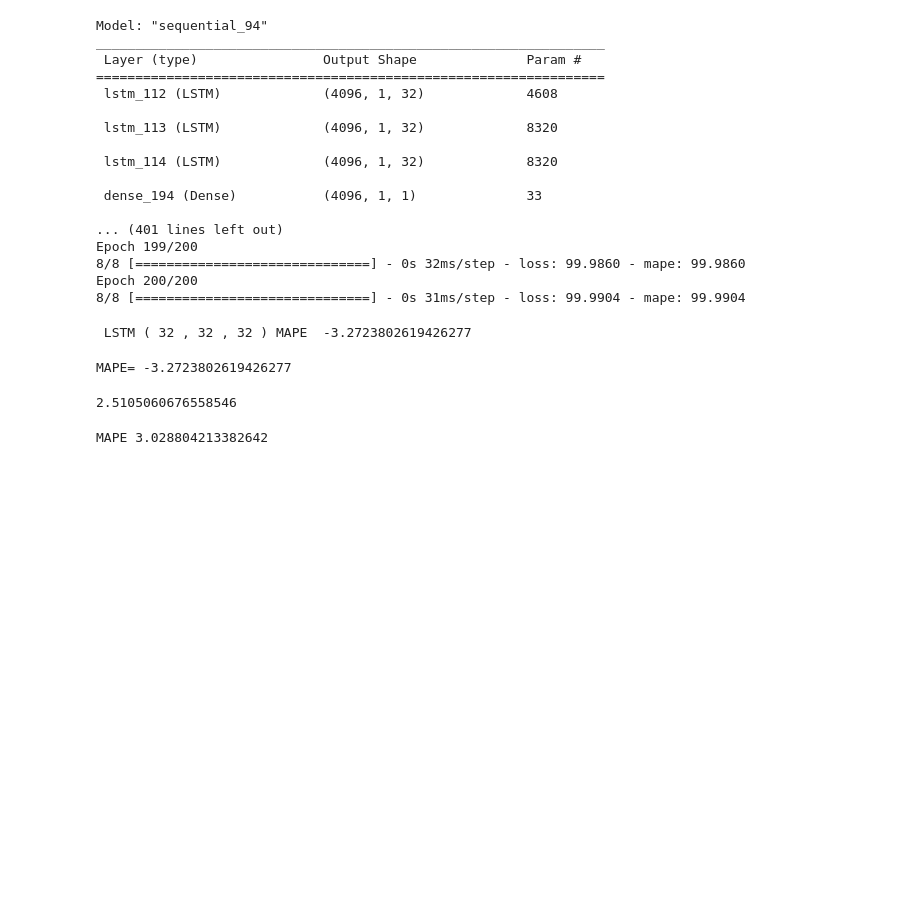
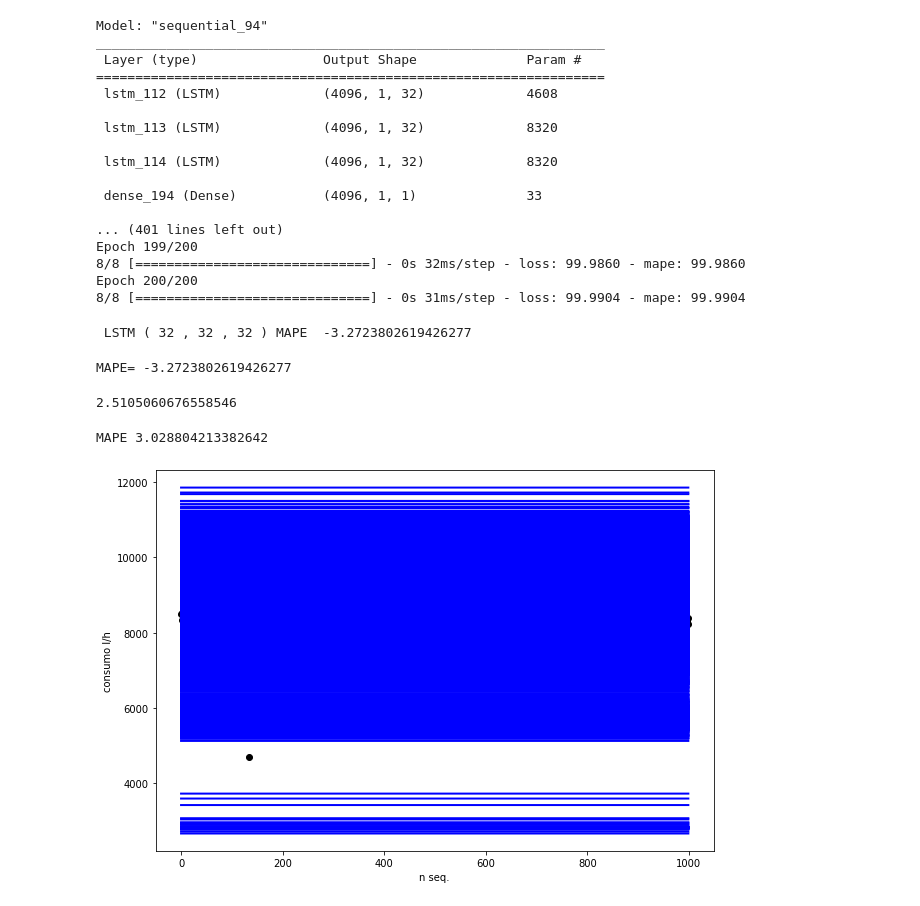
Before and after one commit to edmilsondejesus/waterdemand, a Jupyter notebook: SVR-LSTM_Model_general.ipynb, the cells around one changed output. Cells and saved outputs as stored; diff of their text form; code cells hidden in the pictures; blank space fills up the shorter version.

```diff
--- a/SVR-LSTM_Model_general.ipynb
+++ b/SVR-LSTM_Model_general.ipynb
@@ -417,3 +417,16 @@ MAPE = ((np.mean(np.abs(Yt_test2 - Yt_test_predicted) / (Yt_test2)))) * 100
 print('MAPE',MAPE)
 # %% [output]
 MAPE 3.028804213382642
+# %%
+predict = Yt_test_predicted
+y_label = Yt_test2
+#O gráfico abaixo mostra os valores reais em preto e os valores prditos em azul
+npredicts=1000
+pyplot.figure(figsize=(10,7))
+pyplot.scatter(np.arange(0,y_label.shape[0],1)[0:npredicts],np.array(y_label)[0:npredicts], color = 'black')
+pyplot.plot(np.arange(0,predict.shape[0],1)[0:npredicts], np.array(predict)[0:npredicts], color = 'blue', linewidth=2)
+pyplot.xlabel('n seq.')
+pyplot.ylabel('consumo l/h')
+pyplot.show()
+# %% [output]
+[figure, added]
```
Also changed, not shown: 1 other file.
